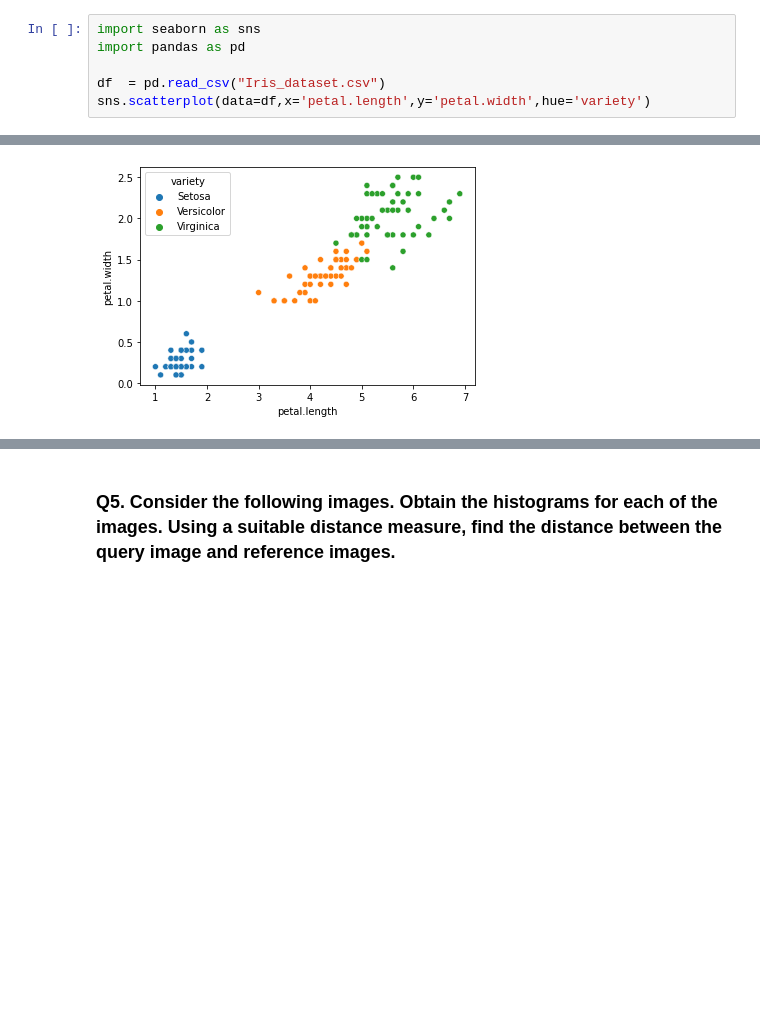
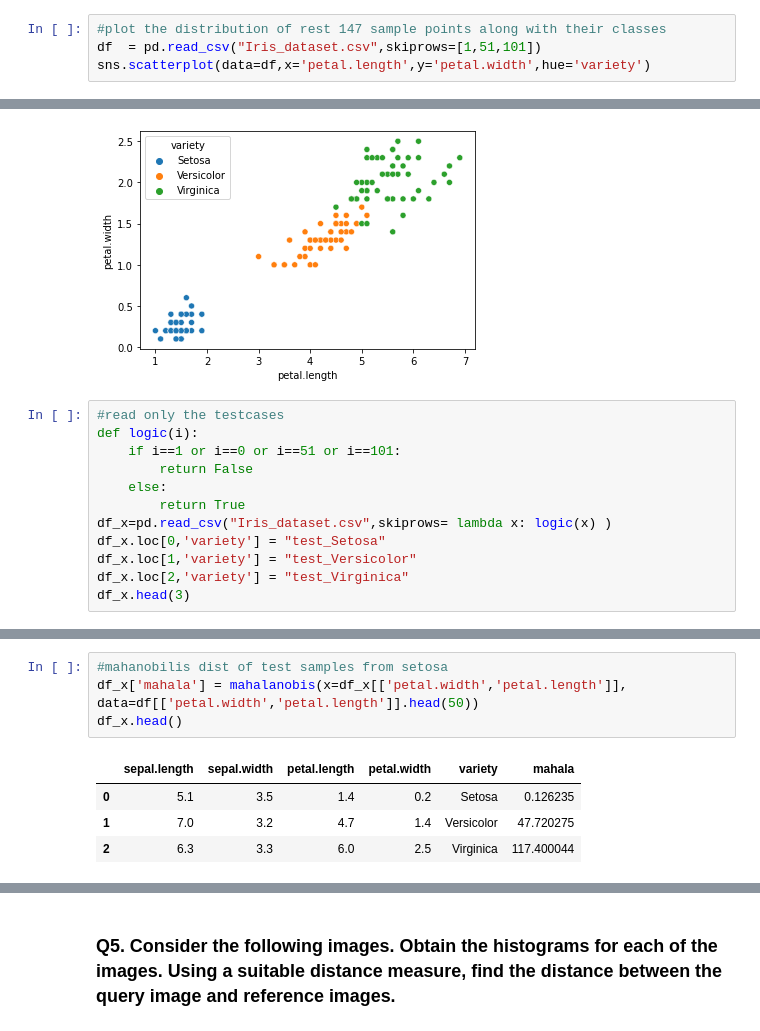
Before and after one commit to Rit-ctrl/Pattern-Recognition_2021, a Jupyter notebook: Assignment_1/Assignment-1.ipynb, the cells around one changed output, grey strips where cells are left out. Cells and saved outputs as stored; diff of their text form; blank space fills up the shorter version.

```diff
--- a/Assignment_1/Assignment-1.ipynb
+++ b/Assignment_1/Assignment-1.ipynb
@@ -212,9 +217,19 @@ Cosine similarity :0.26352313834736496 , cosine distance :0.736476861652635
 # %%
-import seaborn as sns
-import pandas as pd
-
-df  = pd.read_csv("Iris_dataset.csv")
+#plot the distribution of rest 147 sample points along with their classes
+df  = pd.read_csv("Iris_dataset.csv",skiprows=[1,51,101])
 sns.scatterplot(data=df,x='petal.length',y='petal.width',hue='variety')
 # %% [output]
 <AxesSubplot:xlabel='petal.length', ylabel='petal.width'>
 [figure]
+# %%
+#read only the testcases
+def logic(i):
+    if i==1 or i==0 or i==51 or i==101:
+        return False
+    else:
+        return True
+df_x=pd.read_csv("Iris_dataset.csv",skiprows= lambda x: logic(x) )
+df_x.loc[0,'variety'] = "test_Setosa"
+df_x.loc[1,'variety'] = "test_Versicolor"
+df_x.loc[2,'variety'] = "test_Virginica"
+df_x.head(3)
@@ -220,0 +256,9 @@ sns.scatterplot(data=df,x='petal.length',y='petal.width',hue='variety')
+# %%
+#mahanobilis dist of test samples from setosa
+df_x['mahala'] = mahalanobis(x=df_x[['petal.width','petal.length']], data=df[['petal.width','petal.length']].head(50))
+df_x.head()
+# %% [output]
+|  | sepal.length | sepal.width | petal.length | petal.width | variety | mahala |
+| 0 | 5.1 | 3.5 | 1.4 | 0.2 | Setosa | 0.126235 |
+| 1 | 7.0 | 3.2 | 4.7 | 1.4 | Versicolor | 47.720275 |
+| 2 | 6.3 | 3.3 | 6.0 | 2.5 | Virginica | 117.400044 |
```
Also changed, not shown: parts of 6 cells of this notebook.
